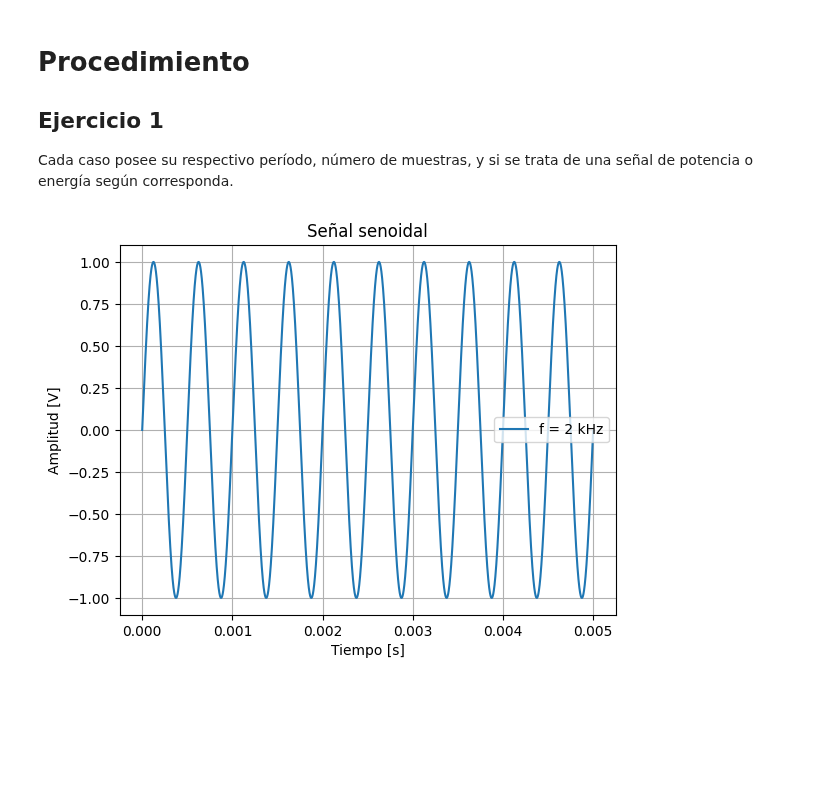
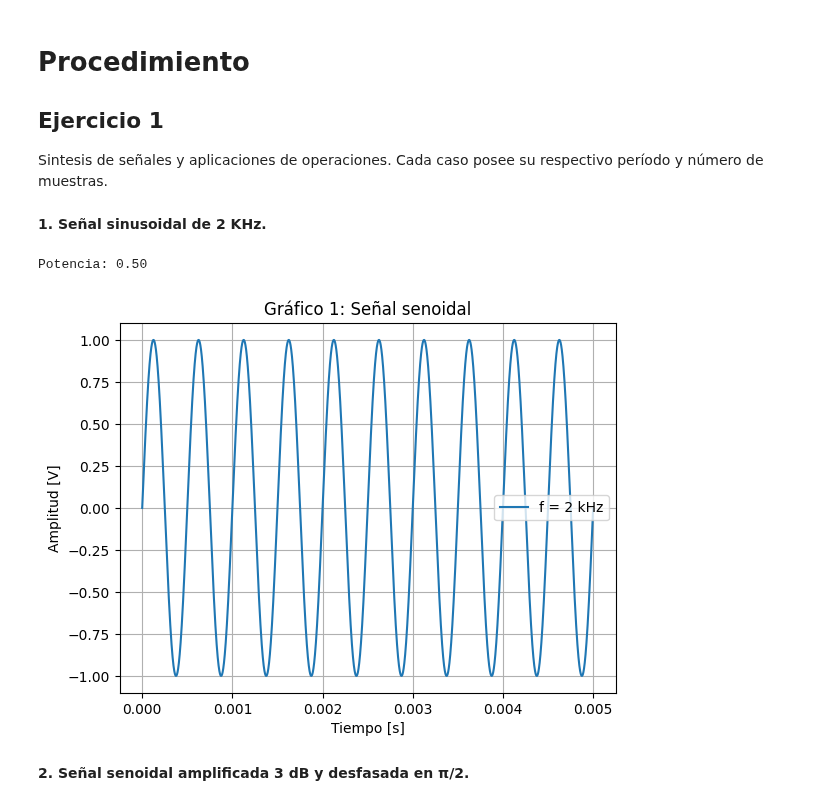
Before and after one commit to SerenaSagg/APS, a Jupyter notebook: TS1.ipynb, the cells around one changed output. Drawn from its saved outputs; the diff is of its cells as text; code cells hidden in the pictures; blank space fills up the shorter version.

```diff
--- a/TS1.ipynb
+++ b/TS1.ipynb
@@ -13,7 +45,7 @@
 # Procedimiento
 
 ## Ejercicio 1
-Cada caso posee su respectivo período, número de muestras, y si se trata de una señal de potencia o energía según corresponda.
+Sintesis de señales y aplicaciones de operaciones. Cada caso posee su respectivo período y número de muestras.
 # %%
 import matplotlib.pyplot as plt
 import numpy as np
@@ -40,25 +72,32 @@ def pulso_rect(A, t0, tf, nn, fs):
     tt, xu2 = escalon(A, tf, nn, fs)
     xc = xu1 - xu2
     return tt, xc
+# %% [markdown]
+**1. Señal sinusoidal de 2 KHz.**
 # %%
 # Parámetros
 fs = 2000001
 N = 10000
 
 # 1) Señal original de 2 kHz
 tt1, x1 = mi_sen(vmax=1, dc=0, ff=2000, ph=0, nn=N, fs=fs)
+P1=np.var(x1)
+print(f"Potencia: {P1:.2f}")
 
 # Gráfico 1
 plt.figure()
 plt.plot(tt1, x1, label="f = 2 kHz")
-plt.title("Señal senoidal")
+plt.title("Gráfico 1: Señal senoidal")
 plt.xlabel("Tiempo [s]")
 plt.ylabel("Amplitud [V]")
 plt.legend()
 plt.grid()
 plt.show()
 # %% [output]
+Potencia: 0.50
-[figure, old version]
+[figure, new version]
+# %% [markdown]
+**2. Señal senoidal amplificada 3 dB y desfasada en π/2.**
 # %%
 # 2) Misma señal amplificada +3 dB y desfasada en pi/2
 fs2 = 2000001
```
Also changed, not shown: parts of 14 cells of this notebook, 2 other files.
